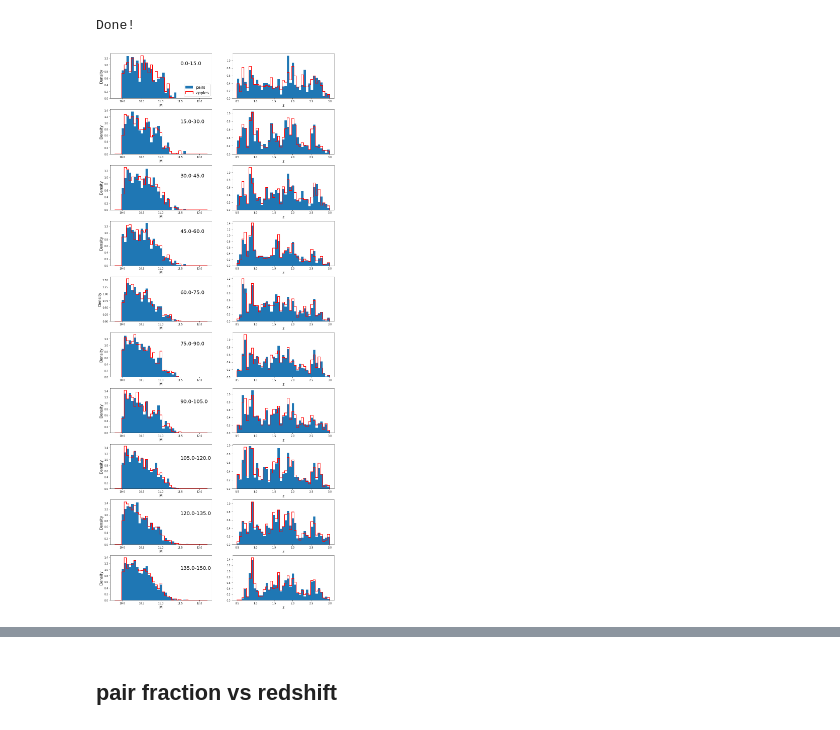
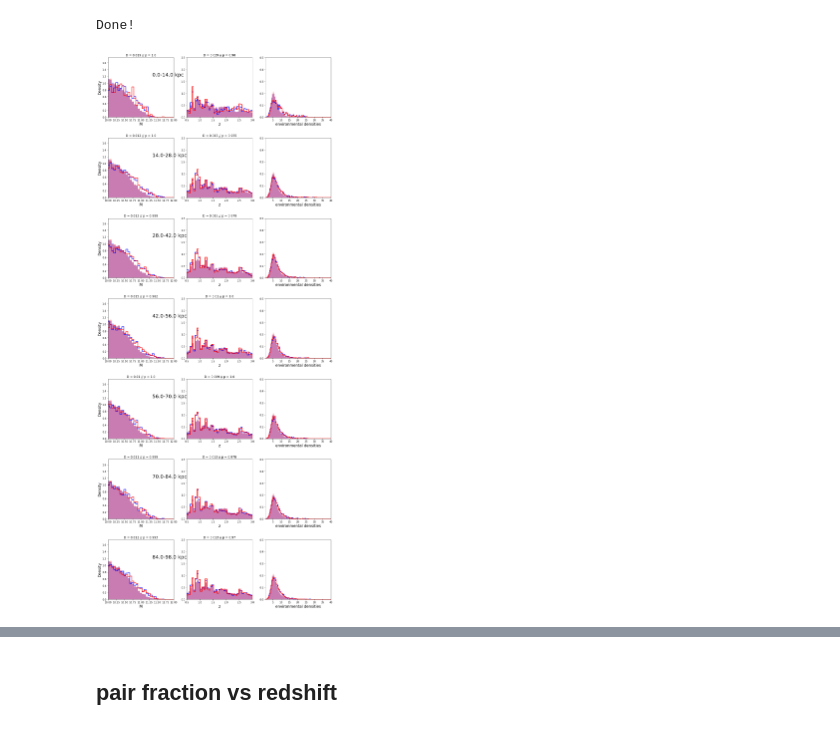
Before and after one commit to sldough21/pair-conv-misc, a Jupyter notebook: pam_analysis.ipynb, the cells around one changed output, grey strips where cells are left out. Cells and saved outputs as stored; diff of their text form; code cells hidden in the pictures.

```diff
--- a/pam_analysis.ipynb
+++ b/pam_analysis.ipynb
@@ -5,6 +5,11 @@
 import pandas as pd
 import numpy as np
 import matplotlib.pyplot as plt
+from matplotlib.patches import Rectangle
+from matplotlib.collections import PatchCollection
+from matplotlib.ticker import (MultipleLocator, AutoMinorLocator)
+import matplotlib as mpl
+mpl.rcParams['axes.linewidth'] = 1
 
 import scipy.stats.distributions as dist
 
@@ -12,8 +17,17 @@ from time import sleep
 from tqdm import tqdm
 
 from astropy.io import fits
+from astropy.cosmology import FlatLambdaCDM
+from astropy import units as u
+from astropy.table import Table
+gamma = 1.4
+cosmo = FlatLambdaCDM(H0=70 * u.km / u.s / u.Mpc, Tcmb0=2.725 * u.K, Om0=0.3) # 0.7 for omega
 
 import pickle
+
+from scipy.stats import distributions
+from scipy.interpolate import interp1d
+import scipy
 
 pd.set_option('display.max_columns', None)
 # pd.set_option('display.max_rows', None)
@@ -730,24 +1027,59 @@ Done!
 # %%
 # let's look at the distributions for each key:
-fig, ax = plt.subplots(nrows=10, ncols=2, figsize=(16,40))
-fig.subplots_adjust(hspace=0.25)
-mbins = np.linspace(9.8, 12.2, 40)
-zbins = np.linspace(0.5, 3, 40)
+fig, ax = plt.subplots(nrows=n_bins, ncols=3, figsize=(16,40))
+fig.subplots_adjust(hspace=0.35)
+mbins = np.linspace(9.8,12.2,40)
+zbins = np.linspace(0.5,3,40)
+ebins = np.linspace(0,40,80)
+if use_PdA == True:
+    pprobs = p_wprobs
+    iprobs = i_wprobs
+elif use_PdA == False:
+    pprobs = p_probs
+    iprobs = i_probs
 for i, key in enumerate(bin_dfs):
-    ax[i,0].hist(pmass_bin[key], bins=mbins, weights=p_wprobs[key], density=True, label='pairs')
-    ax[i,1].hist(pz_bin[key], bins=zbins, weights=p_wprobs[key], density=True)
-    ax[i,0].hist(imass_bin[key], bins=mbins, weights=i_wprobs[key], density=True, histtype='step', color='red', lw=2,
-                label='apples')
-    ax[i,1].hist(iz_bin[key], bins=zbins, weights=i_wprobs[key], density=True, histtype='step', color='red', lw=2)
-    ax[i,0].text(11.5, 1, key, fontsize=20)
+    # plot behind them the background distributions before and after weighting
+    ax[i,0].hist(pmass_bin[key], bins=mbins, density=True, color='blue', alpha=0.3, label='pairs w/out weights')
+    ax[i,0].hist(pmass_bin[key], bins=mbins, weights=pprobs[key], density=True, color='blue', histtype='step', lw=2,
+                 label='pairs w/ weights')
+    ax[i,0].hist(imass_bin[key], bins=mbins, density=True, color='red', alpha=0.3, label='apples w/out weights')
+    ax[i,0].hist(imass_bin[key], bins=mbins, weights=iprobs[key], density=True, histtype='step', color='red', lw=2,
+                label='apples w/ weights')
+
+    ax[i,1].hist(pz_bin[key], bins=zbins, density=True, color='blue', alpha=0.3)
+    ax[i,1].hist(pz_bin[key], bins=zbins, weights=pprobs[key], color='blue', density=True, histtype='step', lw=2)
+    ax[i,1].hist(iz_bin[key], bins=zbins, density=True, color='red', alpha=0.3)
+    ax[i,1].hist(iz_bin[key], bins=zbins, weights=iprobs[key], density=True, histtype='step', color='red', lw=2)
+
+    ax[i,2].hist(penv_bin[key], bins=ebins, density=True, color='blue', alpha=0.3)
+    ax[i,2].hist(penv_bin[key], bins=ebins, weights=pprobs[key], color='blue', density=True, histtype='step', lw=2)
+    ax[i,2].hist(ienv_bin[key], bins=ebins, density=True, color='red', alpha=0.3)
+    ax[i,2].hist(ienv_bin[key], bins=ebins, weights=iprobs[key], density=True, histtype='step', color='red', lw=2)
+
+    ax[i,0].text(11.35, 1.2, key+' kpc', fontsize=20)
 
     ax[i,0].set_xlabel('M', fontsize=15)
+    ax[i,0].set_ylabel('Density', fontsize=15)
+    ax[i,0].set_xlim(10,12)
+    ax[i,0].set_ylim(0,1.75)
+
     ax[i,1].set_xlabel('z', fontsize=15)
-    ax[i,0].set_ylabel('Density', fontsize=15)
+    ax[i,1].set_xlim(0.5,3)
+    ax[i,1].set_ylim(0,2.5)
 
-    if i == 0:
-        ax[i,0].legend(fontsize=15, loc=4)
+    ax[i,2].set_xlabel('environmental densities', fontsize=15)
+    ax[i,2].set_xlim(0.5,40)
+    ax[i,2].set_ylim(0,0.5)
+
+    # add KS informationL
+    D_m, p_m = ks_weighted(pmass_bin[key], imass_bin[key], pprobs[key], iprobs[key])
+    D_z, p_z = ks_weighted(pz_bin[key], iz_bin[key], pprobs[key], iprobs[key])
+    ax[i,0].set_title('D = {0} // p = {1}'.format(round(D_m,3), round(p_m,3)))
+    ax[i,1].set_title('D = {0} // p = {1}'.format(round(D_z,3), round(p_z,3)))
+
+    # if i == 0:
+    #     ax[i,0].legend(fontsize=10, loc=4)
 
 plt.show()
 # %% [output]
-[figure, old version]
+[figure, new version]
```
Also changed, not shown: parts of 96 cells of this notebook.
